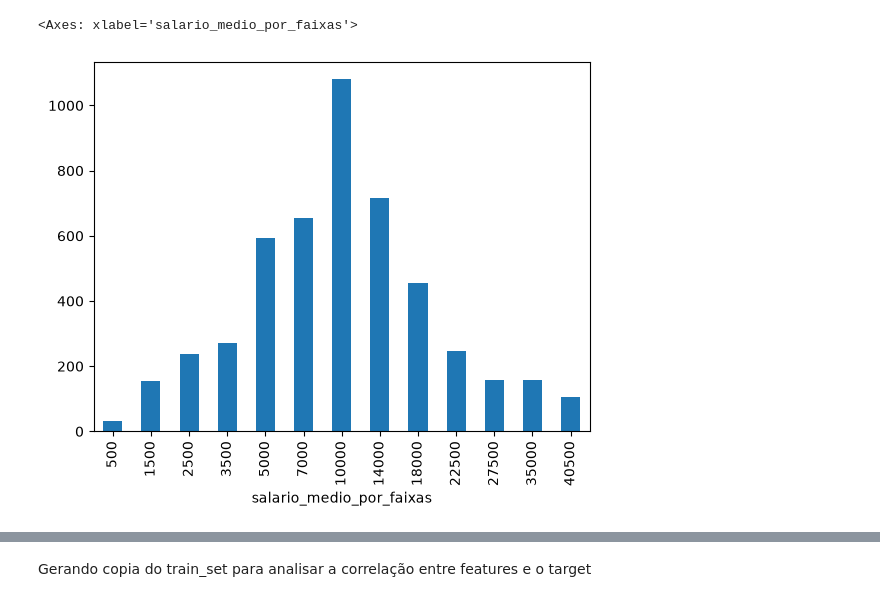
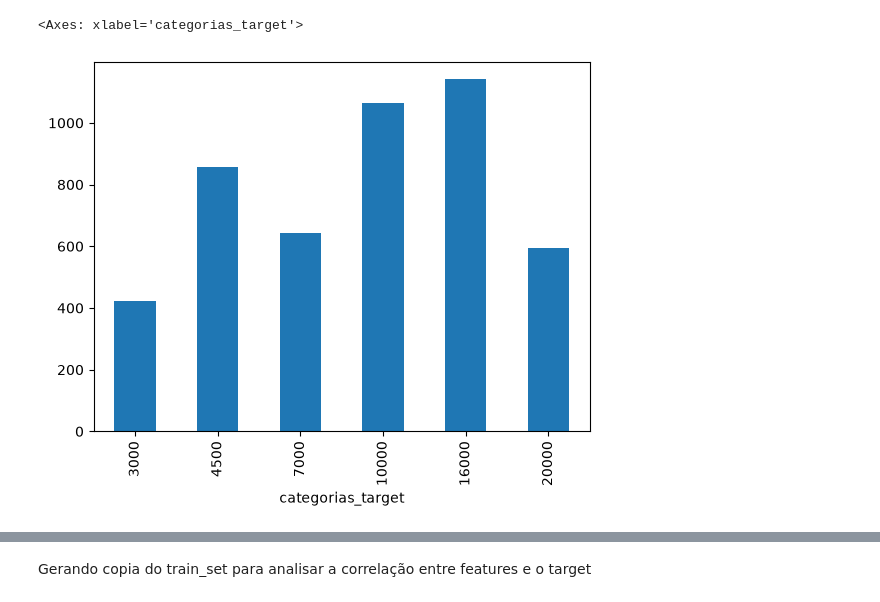
Before and after one commit to ianguilhermedev/preditor-salario-ti, a Jupyter notebook: notebooks/02_experimentos_regressao.ipynb, the cells around one changed output, grey strips where cells are left out. Saved outputs shown, nothing was run; the diff lists cells and outputs as text; code cells hidden in the pictures.

```diff
--- a/notebooks/02_experimentos_regressao.ipynb
+++ b/notebooks/02_experimentos_regressao.ipynb
@@ -8,8 +8,8 @@ import pandas as pd
 import numpy as np
 # %%
 # CRIANDO UM DATAFRAME A PARTIR DOS DADOS
-from data_loading import load_data
-from preprocessing import prepare_data
+from src.data_loading import load_data
+from src.preprocessing import prepare_data
 
-df = load_data('../data/raw/state_of_data_survey_2024.csv')
+df = load_data('..\data\processed\prepared_dataset.csv')
 df = prepare_data(df)
@@ -59,27 +31,20 @@ Quero construir um modelo de regressão (que prevê um valor numérico), então
 # %%
 categoria_para_valor = {
+    'até R$ 3.000/mês': 3000,
+    'de 3.001/mês a R$ 6.000/mês': 4500,
+    'de R$ 6.001/mês a R$ 8.000/mês': 7000,
     'de R$ 8.001/mês a R$ 12.000/mês': 10000,
-    'de R$ 12.001/mês a R$ 16.000/mês': 14000,
-    'de R$ 6.001/mês a R$ 8.000/mês': 7000,
-    'de R$ 4.001/mês a R$ 6.000/mês': 5000,
-    'de R$ 16.001/mês a R$ 20.000/mês': 18000,
-    'de R$ 3.001/mês a R$ 4.000/mês': 3500,
-    'de R$ 20.001/mês a R$ 25.000/mês': 22500,
-    'de R$ 2.001/mês a R$ 3.000/mês': 2500,
-    'de R$ 25.001/mês a R$ 30.000/mês': 27500,
-    'de R$ 30.001/mês a R$ 40.000/mês': 35000,
-    'de R$ 1.001/mês a R$ 2.000/mês': 1500,
-    'Acima de R$ 40.001/mês': 40500,
-    'Menos de R$ 1.000/mês': 500
+    'de R$ 12.001/mês a R$ 20.000/mês': 16000,
+    'acima de R$ 20.000/mês': 20000
 }
 
-df['salario_medio_por_faixas'] = df['2.h_faixa_salarial'].map(categoria_para_valor)
+df['categorias_target'] = df['categorias_target'].map(categoria_para_valor)
 # %%
-df = df.dropna(subset=['salario_medio_por_faixas'])
-df['salario_medio_por_faixas'].isna().sum()
+df_tratado = df.dropna(subset=['categorias_target'])
+df['categorias_target'].isna().sum()
 
 # VERIFICANDO COMO FICA
-df['salario_medio_por_faixas'].value_counts().sort_index().plot(kind='bar')
+df['categorias_target'].value_counts().sort_index().plot(kind='bar')
 # %% [output]
-<Axes: xlabel='salario_medio_por_faixas'>
+<Axes: xlabel='categorias_target'>
-[figure, old version]
+[figure, new version]
```
Also changed, not shown: parts of 44 cells of this notebook.
